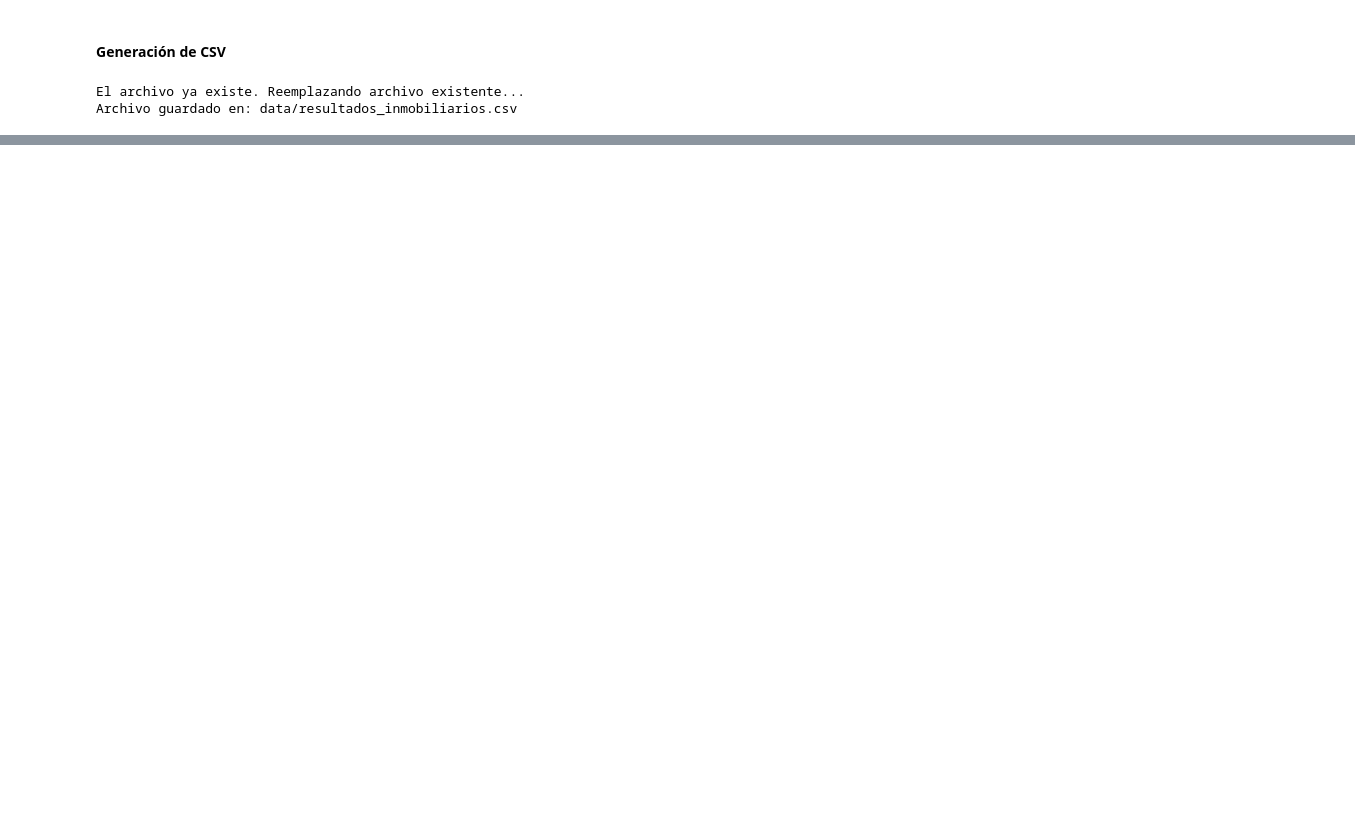
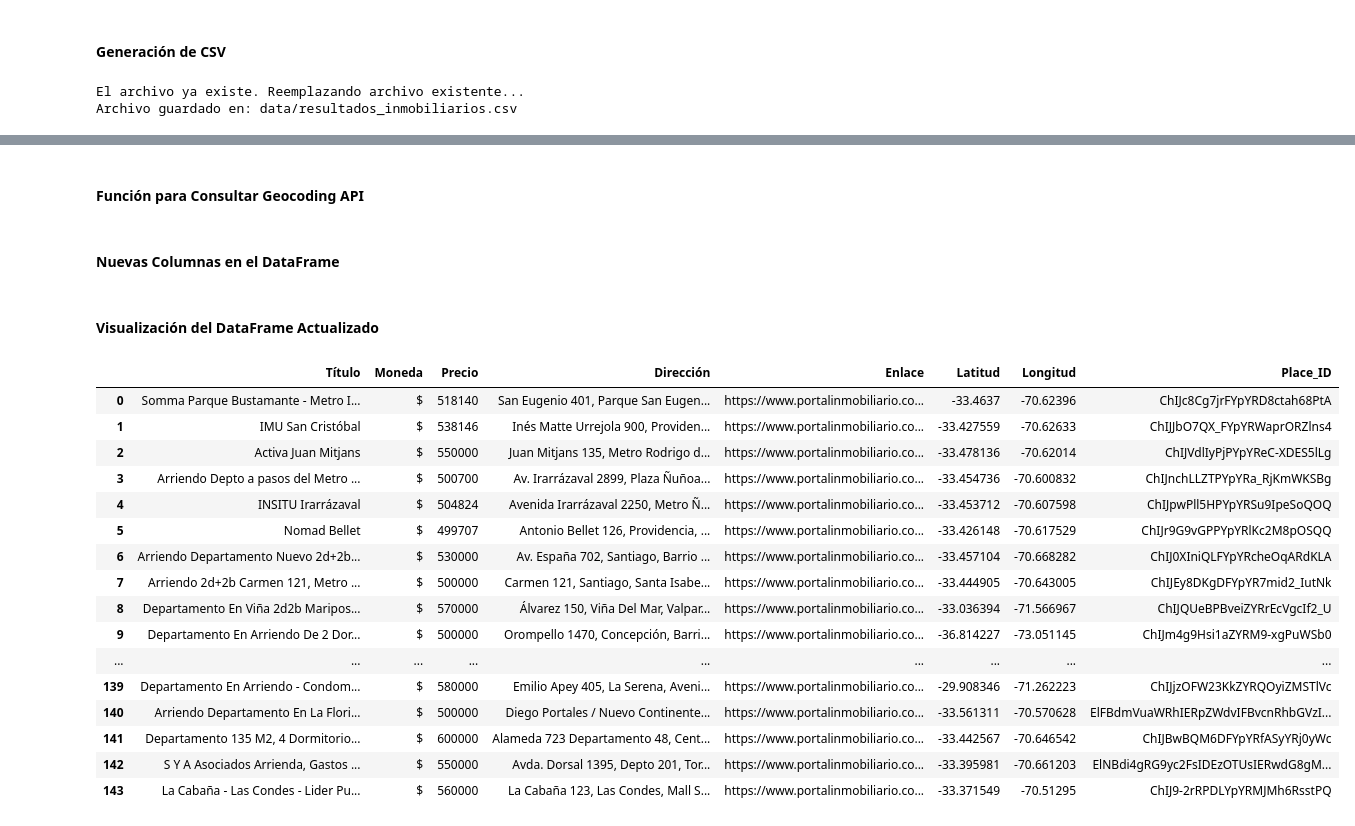
Before and after one commit to Vikktor93/webscraping-api-bd-project, a Jupyter notebook: project.ipynb, the cells around one changed output, grey strips where cells are left out. Cells and saved outputs as stored; diff of their text form; code cells hidden in the pictures; blank space fills up the shorter version.

Commit message:
Función de Geocoding API y archivo gitignore

```diff
--- a/project.ipynb
+++ b/project.ipynb
@@ -38,5 +47,7 @@ from selenium.common.exceptions import NoSuchElementException, TimeoutException
+# %%
+# Acceder a la API_KEY
+api_key = os.getenv("api_key")
 # %%
-api_key = ''
 op_contrato = 'arriendo'  # opciones: venta, arriendo, arriendo_temporal
 op_inmueble = 'departamentos'  # opciones: dpto, casa, oficina
 ubicacion_inmueble = 'las condes'
@@ -398,0 +412,65 @@ Archivo guardado en: data/resultados_inmobiliarios.csv
+# %% [markdown]
+#### **Función para Consultar Geocoding API**
+# %%
+def geocod(direccion, api_key):
+    base_url = "https://maps.googleapis.com/maps/api/geocode/json"
+    parametros = {
+        "address": direccion,
+        "key": api_key
+    }
+    try:
+        respuesta = requests.get(base_url, params=parametros)
+        datos = respuesta.json()
+
+        if datos["status"] == "OK":
+            resultado = datos["results"][0]
+            latitud = resultado["geometry"]["location"]["lat"]
+            longitud = resultado["geometry"]["location"]["lng"]
+            place_id = resultado["place_id"]
+            return latitud, longitud, place_id
+        else:
+            print(f"Error en Geocoding API para dirección: {direccion}, Status: {datos['status']}")
+            return None, None, None
+    except Exception as e:
+        print(f"Error al realizar la solicitud a la API: {e}")
+        return None, None, None
+# %% [markdown]
+#### **Nuevas Columnas en el DataFrame**
+# %%
+# Nuevas columnas
+df["Latitud"] = None
+df["Longitud"] = None
+df["Place_ID"] = None
+
+# Iteración en cada dirección
+for index, row in df.iterrows():
+    direccion = row["Dirección"]
+    latitud, longitud, place_id = geocod(direccion, api_key)
+
+    # Actualización del DataFrame
+    df.at[index, "Latitud"] = latitud
+    df.at[index, "Longitud"] = longitud
+    df.at[index, "Place_ID"] = place_id
+# %% [markdown]
+#### **Visualización del DataFrame Actualizado**
+# %%
+pd.set_option('display.max_rows', None)
+df
+# %% [output]
+|  | Título | Moneda | Precio | Dirección | Enlace | Latitud | Longitud | Place_ID |
+| 0 | Somma Parque Bustamante - Metro I... | $ | 518140 | San Eugenio 401, Parque San Eugen... | https://www.portalinmobiliario.co... | -33.4637 | -70.62396 | ChIJc8Cg7jrFYpYRD8ctah68PtA |
+| 1 | IMU San Cristóbal | $ | 538146 | Inés Matte Urrejola 900, Providen... | https://www.portalinmobiliario.co... | -33.427559 | -70.62633 | ChIJJbO7QX_FYpYRWaprORZlns4 |
+| 2 | Activa Juan Mitjans | $ | 550000 | Juan Mitjans 135, Metro Rodrigo d... | https://www.portalinmobiliario.co... | -33.478136 | -70.62014 | ChIJVdlIyPjPYpYReC-XDES5lLg |
+| 3 | Arriendo Depto a pasos del Metro ... | $ | 500700 | Av. Irarrázaval 2899, Plaza Ñuñoa... | https://www.portalinmobiliario.co... | -33.454736 | -70.600832 | ChIJnchLLZTPYpYRa_RjKmWKSBg |
+| 4 | INSITU Irarrázaval | $ | 504824 | Avenida Irarrázaval 2250, Metro Ñ... | https://www.portalinmobiliario.co... | -33.453712 | -70.607598 | ChIJpwPll5HPYpYRSu9IpeSoQOQ |
+| 5 | Nomad Bellet | $ | 499707 | Antonio Bellet 126, Providencia, ... | https://www.portalinmobiliario.co... | -33.426148 | -70.617529 | ChIJr9G9vGPPYpYRlKc2M8pOSQQ |
+| 6 | Arriendo Departamento Nuevo 2d+2b... | $ | 530000 | Av. España 702, Santiago, Barrio ... | https://www.portalinmobiliario.co... | -33.457104 | -70.668282 | ChIJ0XIniQLFYpYRcheOqARdKLA |
+| 7 | Arriendo 2d+2b Carmen 121, Metro ... | $ | 500000 | Carmen 121, Santiago, Santa Isabe... | https://www.portalinmobiliario.co... | -33.444905 | -70.643005 | ChIJEy8DKgDFYpYR7mid2_IutNk |
+| 8 | Departamento En Viña 2d2b Maripos... | $ | 570000 | Álvarez 150, Viña Del Mar, Valpar... | https://www.portalinmobiliario.co... | -33.036394 | -71.566967 | ChIJQUeBPBveiZYRrEcVgcIf2_U |
+| 9 | Departamento En Arriendo De 2 Dor... | $ | 500000 | Orompello 1470, Concepción, Barri... | https://www.portalinmobiliario.co... | -36.814227 | -73.051145 | ChIJm4g9Hsi1aZYRM9-xgPuWSb0 |
+| ... | ... | ... | ... | ... | ... | ... | ... | ... |
+| 139 | Departamento En Arriendo - Condom... | $ | 580000 | Emilio Apey 405, La Serena, Aveni... | https://www.portalinmobiliario.co... | -29.908346 | -71.262223 | ChIJjzOFW23KkZYRQOyiZMSTlVc |
+| 140 | Arriendo Departamento En La Flori... | $ | 500000 | Diego Portales / Nuevo Continente... | https://www.portalinmobiliario.co... | -33.561311 | -70.570628 | ElFBdmVuaWRhIERpZWdvIFBvcnRhbGVzI... |
+| 141 | Departamento 135 M2, 4 Dormitorio... | $ | 600000 | Alameda 723 Departamento 48, Cent... | https://www.portalinmobiliario.co... | -33.442567 | -70.646542 | ChIJBwBQM6DFYpYRfASyYRj0yWc |
+| 142 | S Y A Asociados Arrienda, Gastos ... | $ | 550000 | Avda. Dorsal 1395, Depto 201, Tor... | https://www.portalinmobiliario.co... | -33.395981 | -70.661203 | ElNBdi4gRG9yc2FsIDEzOTUsIERwdG8gM... |
+| 143 | La Cabaña - Las Condes - Lider Pu... | $ | 560000 | La Cabaña 123, Las Condes, Mall S... | https://www.portalinmobiliario.co... | -33.371549 | -70.51295 | ChIJ9-2rRPDLYpYRMJMh6RsstPQ |
```
Also changed, not shown: parts of 8 cells of this notebook, 2 other files.
